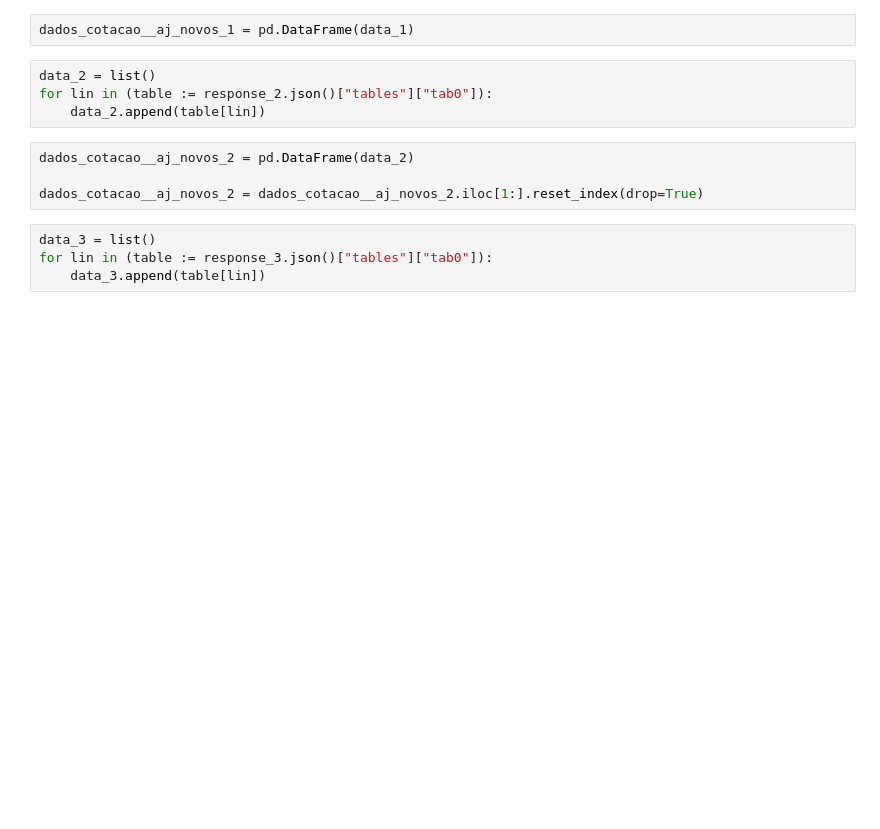
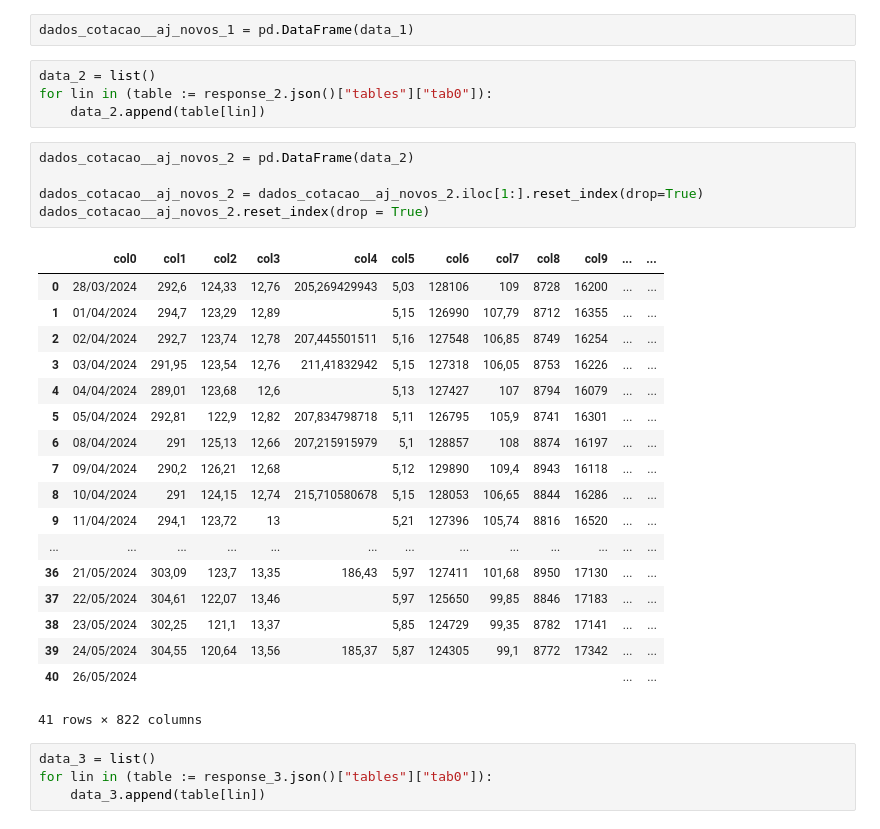
Before and after one commit to wisir-research/dfcotajustada, a Jupyter notebook: source/dfcotajustada.ipynb, the cells around one changed output. Drawn from its saved outputs; the diff is of its cells as text; blank space fills up the shorter version.

```diff
--- a/source/dfcotajustada.ipynb
+++ b/source/dfcotajustada.ipynb
@@ -122,7 +122,27 @@ for lin in (table := response_2.json()["tables"]["tab0"]):
 # %%
 dados_cotacao__aj_novos_2 = pd.DataFrame(data_2)
 
 dados_cotacao__aj_novos_2 = dados_cotacao__aj_novos_2.iloc[1:].reset_index(drop=True)
+dados_cotacao__aj_novos_2.reset_index(drop = True)
+# %% [output]
+|  | col0 | col1 | col2 | col3 | col4 | col5 | col6 | col7 | col8 | col9 | ... | ... |
+| 0 | 28/03/2024 | 292,6 | 124,33 | 12,76 | 205,269429943 | 5,03 | 128106 | 109 | 8728 | 16200 | ... | ... |
+| 1 | 01/04/2024 | 294,7 | 123,29 | 12,89 |  | 5,15 | 126990 | 107,79 | 8712 | 16355 | ... | ... |
+| 2 | 02/04/2024 | 292,7 | 123,74 | 12,78 | 207,445501511 | 5,16 | 127548 | 106,85 | 8749 | 16254 | ... | ... |
+| 3 | 03/04/2024 | 291,95 | 123,54 | 12,76 | 211,41832942 | 5,15 | 127318 | 106,05 | 8753 | 16226 | ... | ... |
+| 4 | 04/04/2024 | 289,01 | 123,68 | 12,6 |  | 5,13 | 127427 | 107 | 8794 | 16079 | ... | ... |
+| 5 | 05/04/2024 | 292,81 | 122,9 | 12,82 | 207,834798718 | 5,11 | 126795 | 105,9 | 8741 | 16301 | ... | ... |
+| 6 | 08/04/2024 | 291 | 125,13 | 12,66 | 207,215915979 | 5,1 | 128857 | 108 | 8874 | 16197 | ... | ... |
+| 7 | 09/04/2024 | 290,2 | 126,21 | 12,68 |  | 5,12 | 129890 | 109,4 | 8943 | 16118 | ... | ... |
+| 8 | 10/04/2024 | 291 | 124,15 | 12,74 | 215,710580678 | 5,15 | 128053 | 106,65 | 8844 | 16286 | ... | ... |
+| 9 | 11/04/2024 | 294,1 | 123,72 | 13 |  | 5,21 | 127396 | 105,74 | 8816 | 16520 | ... | ... |
+| ... | ... | ... | ... | ... | ... | ... | ... | ... | ... | ... | ... | ... |
+| 36 | 21/05/2024 | 303,09 | 123,7 | 13,35 | 186,43 | 5,97 | 127411 | 101,68 | 8950 | 17130 | ... | ... |
+| 37 | 22/05/2024 | 304,61 | 122,07 | 13,46 |  | 5,97 | 125650 | 99,85 | 8846 | 17183 | ... | ... |
+| 38 | 23/05/2024 | 302,25 | 121,1 | 13,37 |  | 5,85 | 124729 | 99,35 | 8782 | 17141 | ... | ... |
+| 39 | 24/05/2024 | 304,55 | 120,64 | 13,56 | 185,37 | 5,87 | 124305 | 99,1 | 8772 | 17342 | ... | ... |
+| 40 | 26/05/2024 |  |  |  |  |  |  |  |  |  | ... | ... |
+41 rows × 822 columns
 # %%
 data_3 = list()
 for lin in (table := response_3.json()["tables"]["tab0"]):
```
Also changed, not shown: parts of 8 cells of this notebook, 1 other file.
